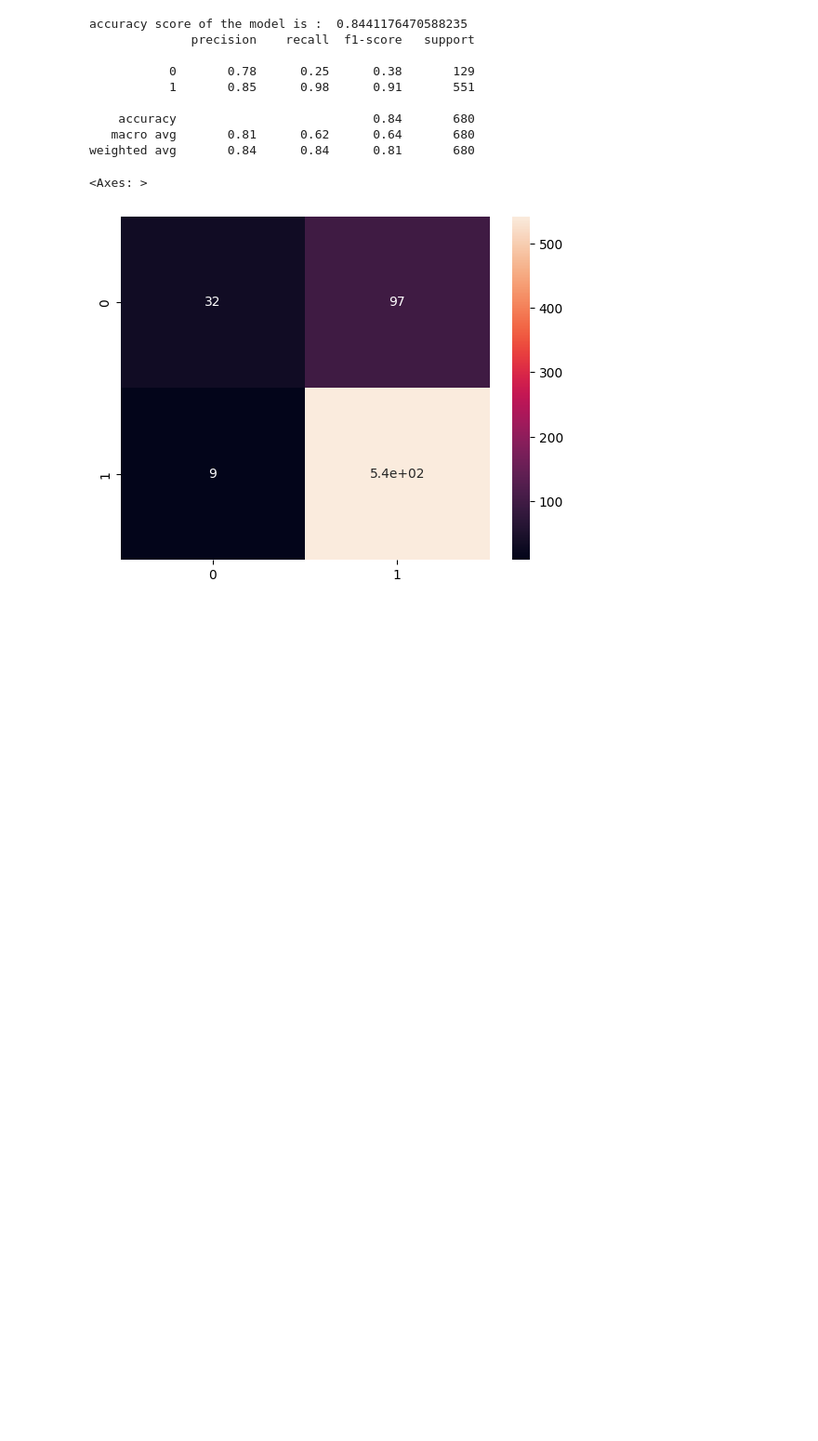
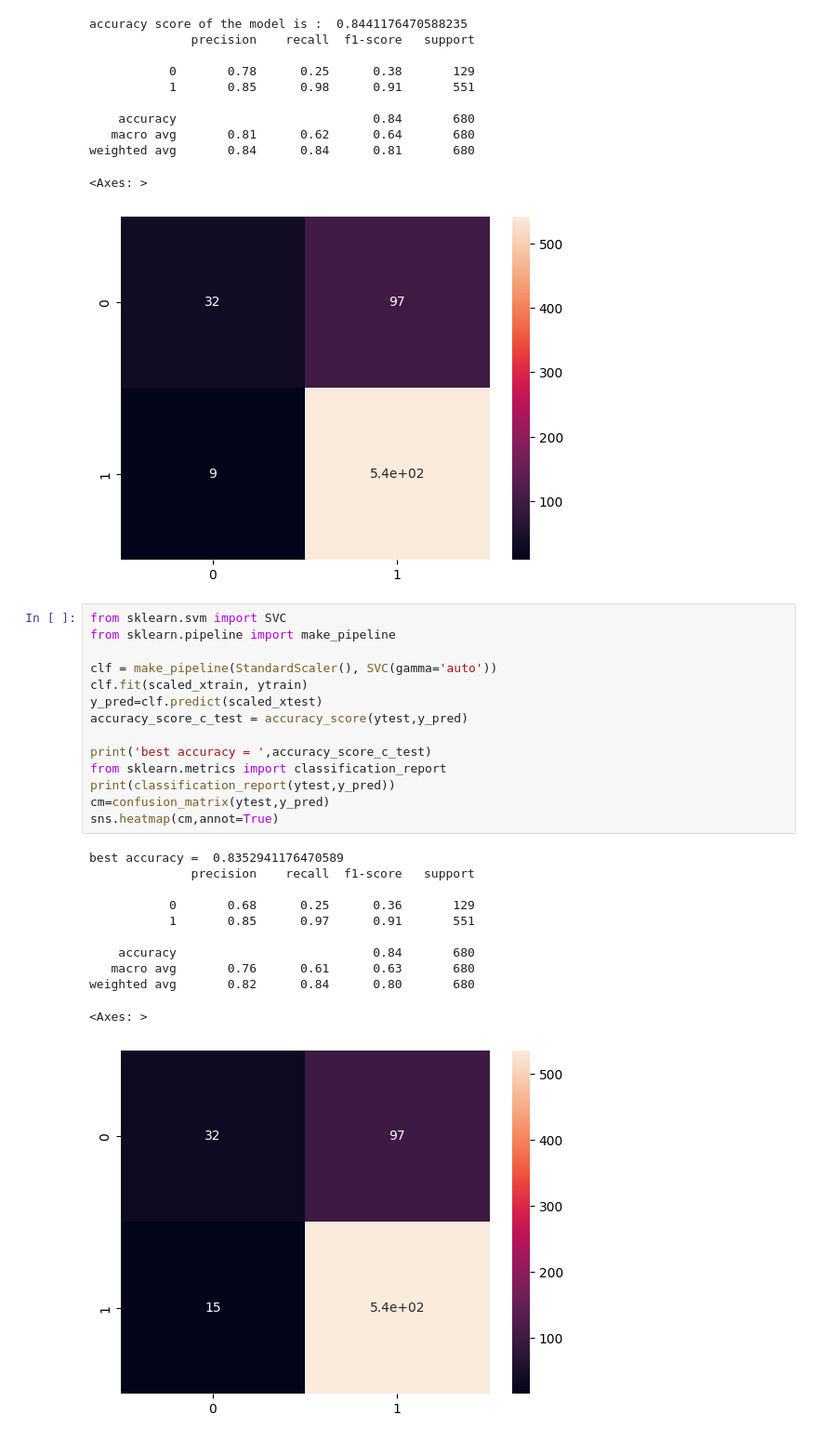
Before and after one commit to MohamedOsamaAhmedAnwar/student-attrition, a Jupyter notebook: student.ipynb, the cells around one changed output. Shown at 93% size. Saved outputs shown, nothing was run; the diff lists cells and outputs as text; blank space fills up the shorter version.

```diff
--- a/student.ipynb
+++ b/student.ipynb
@@ -285,3 +285,29 @@ accuracy score of the model is :  0.8441176470588235
 weighted avg       0.84      0.84      0.81       680
 <Axes: >
 [figure]
+# %%
+from sklearn.svm import SVC
+from sklearn.pipeline import make_pipeline
+
+clf = make_pipeline(StandardScaler(), SVC(gamma='auto'))
+clf.fit(scaled_xtrain, ytrain)
+y_pred=clf.predict(scaled_xtest)
+accuracy_score_c_test = accuracy_score(ytest,y_pred)
+
+print('best accuracy = ',accuracy_score_c_test)
+from sklearn.metrics import classification_report
+print(classification_report(ytest,y_pred))
+cm=confusion_matrix(ytest,y_pred)
+sns.heatmap(cm,annot=True)
+# %% [output]
+best accuracy =  0.8352941176470589
+              precision    recall  f1-score   support
+
+           0       0.68      0.25      0.36       129
+           1       0.85      0.97      0.91       551
+
+    accuracy                           0.84       680
+   macro avg       0.76      0.61      0.63       680
+weighted avg       0.82      0.84      0.80       680
+<Axes: >
+[figure, added]
```
